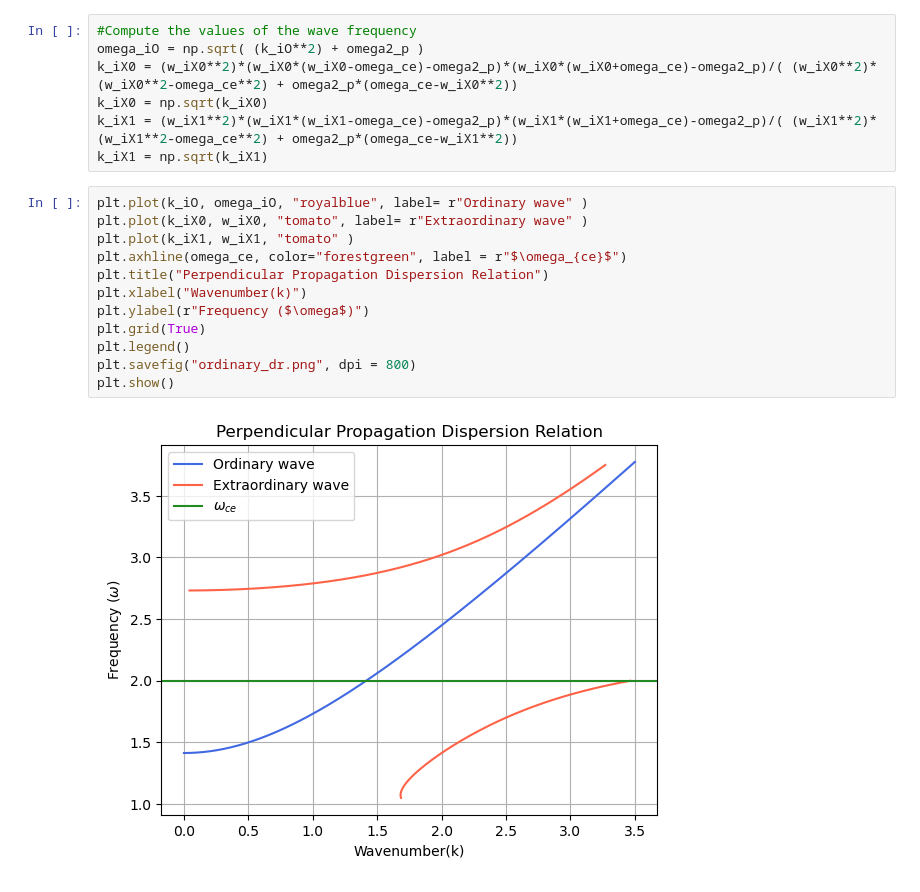
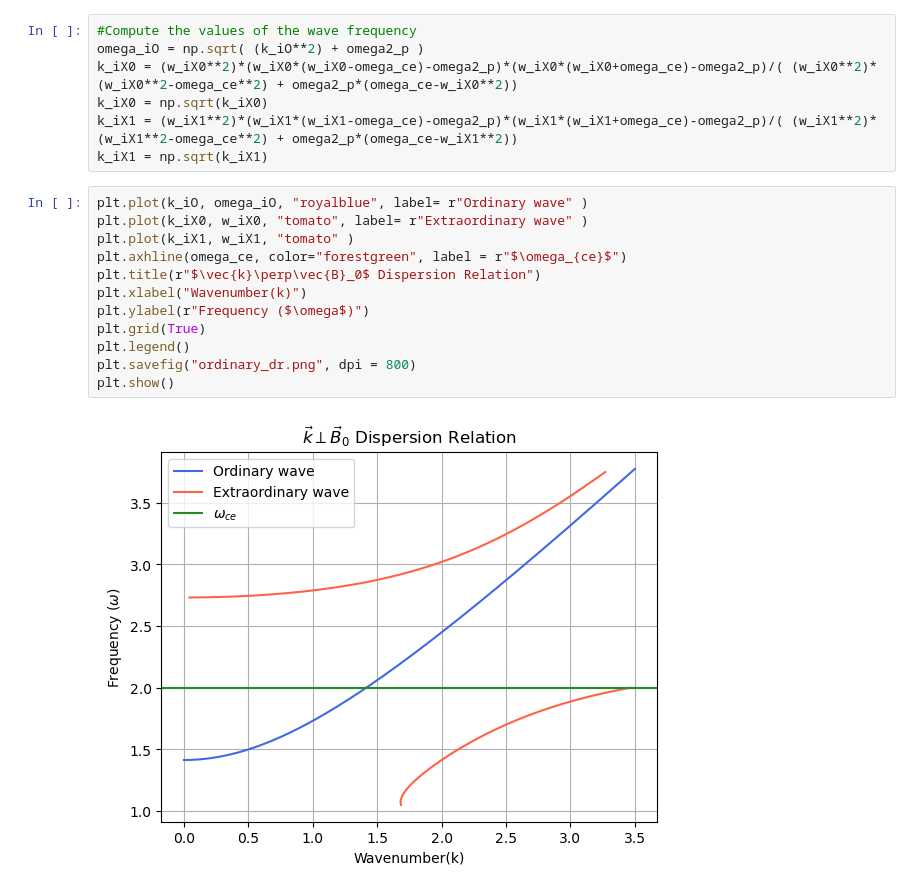
Before and after one commit to Lherrera094/FOCAL_benchmarking, a Jupyter notebook: tools/focal_bench.ipynb, the cells around one changed output. Drawn from its saved outputs; the diff is of its cells as text.

Commit message:
update plots dispersion relation

```diff
--- a/tools/focal_bench.ipynb
+++ b/tools/focal_bench.ipynb
@@ -105,14 +105,14 @@ k_iX1 = np.sqrt(k_iX1)
 # %%
 plt.plot(k_iO, omega_iO, "royalblue", label= r"Ordinary wave" )
 plt.plot(k_iX0, w_iX0, "tomato", label= r"Extraordinary wave" )
 plt.plot(k_iX1, w_iX1, "tomato" )
 plt.axhline(omega_ce, color="forestgreen", label = r"$\omega_{ce}$")
-plt.title("Perpendicular Propagation Dispersion Relation")
+plt.title(r"$\vec{k}\perp\vec{B}_0$ Dispersion Relation")
 plt.xlabel("Wavenumber(k)")
 plt.ylabel(r"Frequency ($\omega$)")
 plt.grid(True)
 plt.legend()
 plt.savefig("ordinary_dr.png", dpi = 800)
 plt.show()
 # %% [output]
-[figure, old version]
+[figure, new version]
```
Also changed, not shown: 16 other files.
